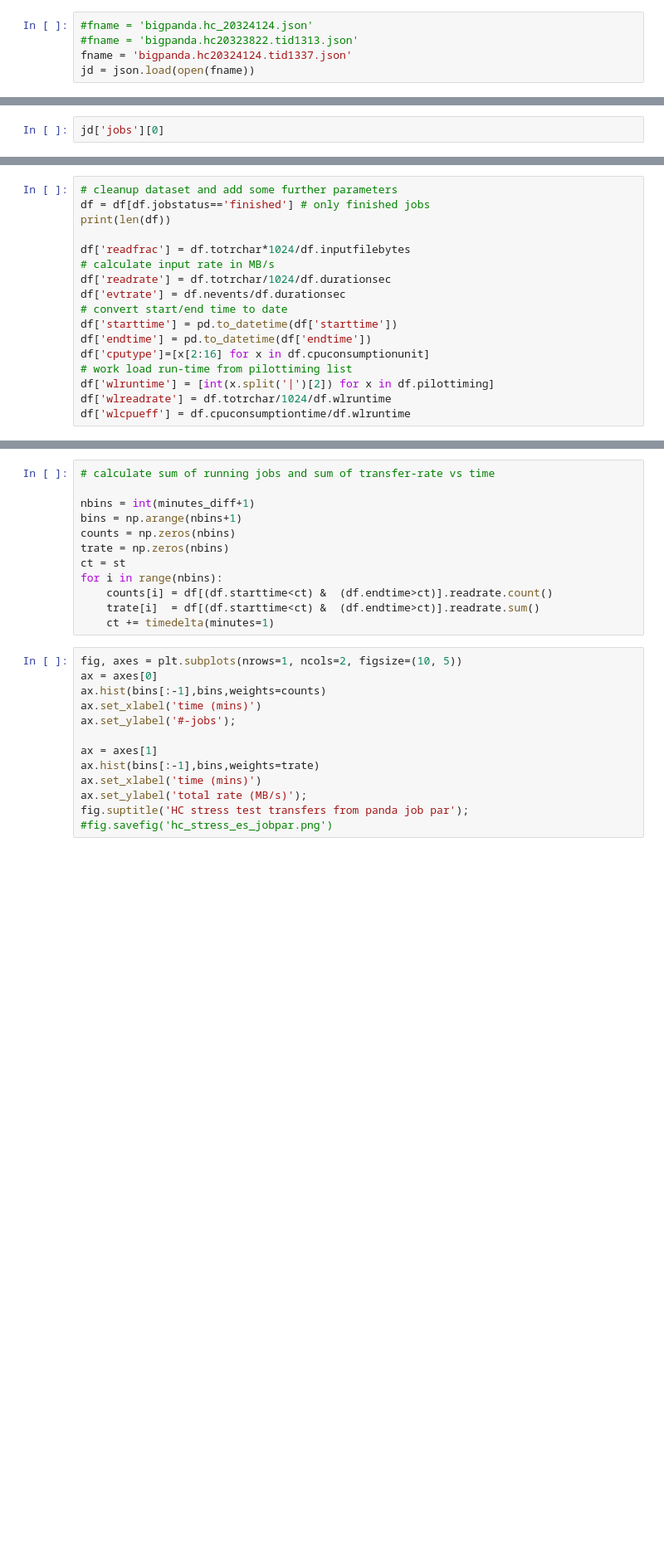
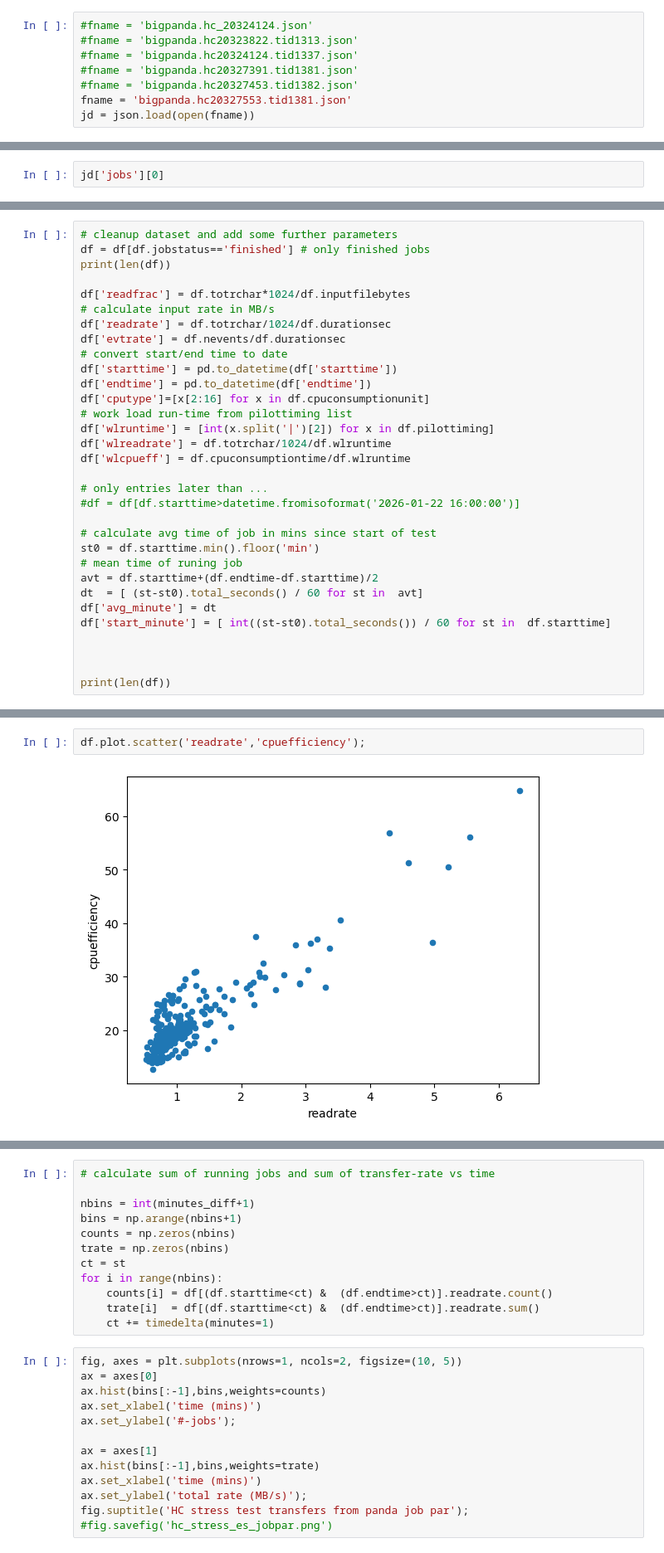
Before and after one commit to gdxd/hc_stress_test, a Jupyter notebook: AnalyzeBigpandalogs.ipynb, the cells around one changed output, grey strips where cells are left out. Shown at 83% size. Cells and saved outputs as stored; diff of their text form; blank space fills up the shorter version.

```diff
--- a/AnalyzeBigpandalogs.ipynb
+++ b/AnalyzeBigpandalogs.ipynb
@@ -9,7 +9,10 @@ import pandas as pd
 # %%
 #fname = 'bigpanda.hc_20324124.json'
 #fname = 'bigpanda.hc20323822.tid1313.json'
-fname = 'bigpanda.hc20324124.tid1337.json'
+#fname = 'bigpanda.hc20324124.tid1337.json'
+#fname = 'bigpanda.hc20327391.tid1381.json'
+#fname = 'bigpanda.hc20327453.tid1382.json'
+fname = 'bigpanda.hc20327553.tid1381.json'
 jd = json.load(open(fname))
 # %%
 jd.keys()
@@ -38,3 +47,18 @@ df['cputype']=[x[2:16] for x in df.cpuconsumptionunit]
 df['wlruntime'] = [int(x.split('|')[2]) for x in df.pilottiming]
 df['wlreadrate'] = df.totrchar/1024/df.wlruntime
 df['wlcpueff'] = df.cpuconsumptiontime/df.wlruntime
+
+# only entries later than ...
+#df = df[df.starttime>datetime.fromisoformat('2026-01-22 16:00:00')]
+
+# calculate avg time of job in mins since start of test
+st0 = df.starttime.min().floor('min')
+# mean time of runing job
+avt = df.starttime+(df.endtime-df.starttime)/2
+dt  = [ (st-st0).total_seconds() / 60 for st in  avt]
+df['avg_minute'] = dt
+df['start_minute'] = [ int((st-st0).total_seconds()) / 60 for st in  df.starttime]
+
+
+
+print(len(df))
@@ -67,3 +106,7 @@ sns.histplot(data=df, ax=axes[3], x='wlcpueff', hue='cputype', bins=30)
+# %%
+df.plot.scatter('readrate','cpuefficiency');
+# %% [output]
+[figure, added]
 # %%
 # timeline of jobs and IO rate
 
```
Also changed, not shown: parts of 14 cells of this notebook.
